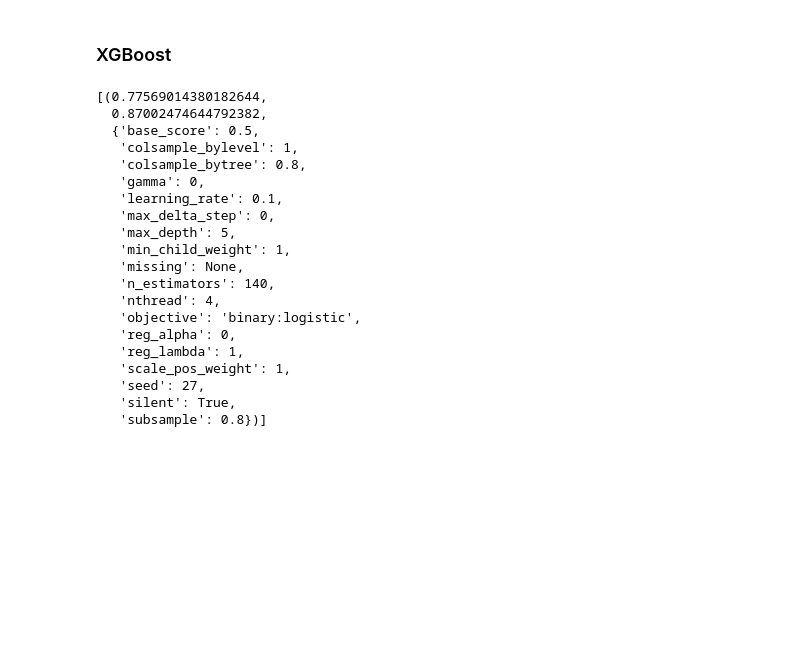
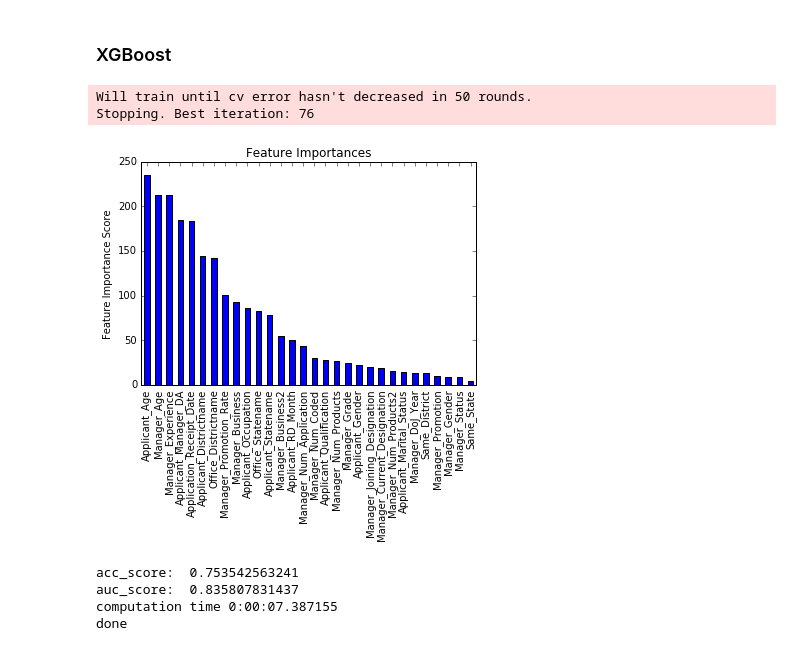
Before and after one commit to kthouz/the_smart_recruits, a Jupyter notebook: the smart recruits 2.ipynb, the cells around one changed output. Cells and saved outputs as stored; diff of their text form; code cells hidden in the pictures; blank space fills up the shorter version.

```diff
--- a/the smart recruits.ipynb
+++ b/the smart recruits 2.ipynb
@@ -779,7 +690,7 @@ computation time 0:00:03.714902
 import xgboost as xgb
 from xgboost.sklearn import XGBClassifier
 # %%
-def modelfit_cv(model,dtrain,predictors,target,cv_folds=5,early_stop_rounds=50,printFeatureImportance=True,printReport=True):
+def modelfit_cv(model,dtrain,dtest,predictors,target,cv_folds=5,early_stop_rounds=50,printFeatureImportance=True,printReport=True):
     tic = dt.datetime.now()
     xgb_param = model.get_xgb_params()
     xgtrain = xgb.DMatrix(dtrain[predictors].values,label=dtrain[target].values)
@@ -790,6 +701,14 @@ def modelfit_cv(model,dtrain,predictors,target,cv_folds=5,early_stop_rounds=50,p
     model.fit(dtrain[predictors],dtrain[target],eval_metric='auc')
     dtrain_pred = model.predict(dtrain[predictors])
     dtrain_predprob = model.predict_proba(dtrain[predictors])[:,1]
+
+    dtest_pred = model.predict(dtest[predictors])
+    dtest_predprob = model.predict_proba(dtest[predictors])[:,1]
+    df_test_pred = pd.DataFrame(dtest['ID'].values)
+    df_test_pred['Business_Sourced'] = dtest_pred
+    df_test_pred.columns = ['ID','Business_Sourced']
+    #df_test_pred.index = dtest['ID']
+    df_test_pred.to_csv('myxgb.csv', index=None)
 
     acc_score = metrics.accuracy_score(dtrain[target].values,dtrain_pred)
     auc_score = metrics.roc_auc_score(dtrain[target], dtrain_predprob)
@@ -806,6 +725,8 @@ def modelfit_cv(model,dtrain,predictors,target,cv_folds=5,early_stop_rounds=50,p
         'auc_score':auc_score,
         'cv_result':cv_result,
         'model':model,
+        'dtest_pred':dtest_pred,
+        'dtest_predprob':dtest_predprob,
         'features_importance':feat_imp
     }
     if printReport:
@@ -816,30 +737,39 @@ def modelfit_cv(model,dtrain,predictors,target,cv_folds=5,early_stop_rounds=50,p
 # %%
 IDCol = 'ID'
 target = 'Business_Sourced'
 predictors = [x for x in data.columns if x not in ['ID']+[target]]
 modelxgb = XGBClassifier(
     learning_rate =0.1,
     n_estimators=140,
-    max_depth=5,
-    min_child_weight=1,
-    gamma=0,
+    max_depth=6,#5->0.79
+    min_child_weight=6,
+    gamma=0.0,
     subsample=0.8,
     colsample_bytree=0.8,
     objective= 'binary:logistic',
     nthread=4,
     scale_pos_weight=1,
     seed=27
 )
 
-#result_xgb = modelfit_cv(modelxgb, data, predictors, target)
-#"""
+result_xgb = modelfit_cv(modelxgb, data, test,predictors, target)
+"""
 param_test = {
     'max_depth':range(3,10,2),
     'min_child_weight':range(1,6,2)
 }
 tic1 = dt.datetime.now()
 gs = GridSearchCV(modelxgb, param_grid=param_test,scoring='roc_auc',n_jobs=4,iid=False,cv=5)
 gs.fit(data[predictors],data[target])
 print dt.datetime.now()-tic1
 gs.best_params_,gs.best_score_
-#"""
+"""
+print "done"
+# %% [output]
+Will train until cv error hasn't decreased in 50 rounds.
+Stopping. Best iteration: 76
+[figure, added]
+acc_score:  0.753542563241
+auc_score:  0.835807831437
+computation time 0:00:07.387155
+done
@@ -848,24 +775,0 @@ testing=[]
-# %%
-testing.append((result_xgb['acc_score'],result_xgb['auc_score'],modelxgb.get_params()))
-testing
-# %% [output]
-[(0.77569014380182644,
-  0.87002474644792382,
-  {'base_score': 0.5,
-   'colsample_bylevel': 1,
-   'colsample_bytree': 0.8,
-   'gamma': 0,
-   'learning_rate': 0.1,
-   'max_delta_step': 0,
-   'max_depth': 5,
-   'min_child_weight': 1,
-   'missing': None,
-   'n_estimators': 140,
-   'nthread': 4,
-   'objective': 'binary:logistic',
-   'reg_alpha': 0,
-   'reg_lambda': 1,
-   'scale_pos_weight': 1,
-   'seed': 27,
-   'silent': True,
-   'subsample': 0.8})]
```
Also changed, not shown: parts of 16 cells of this notebook.
